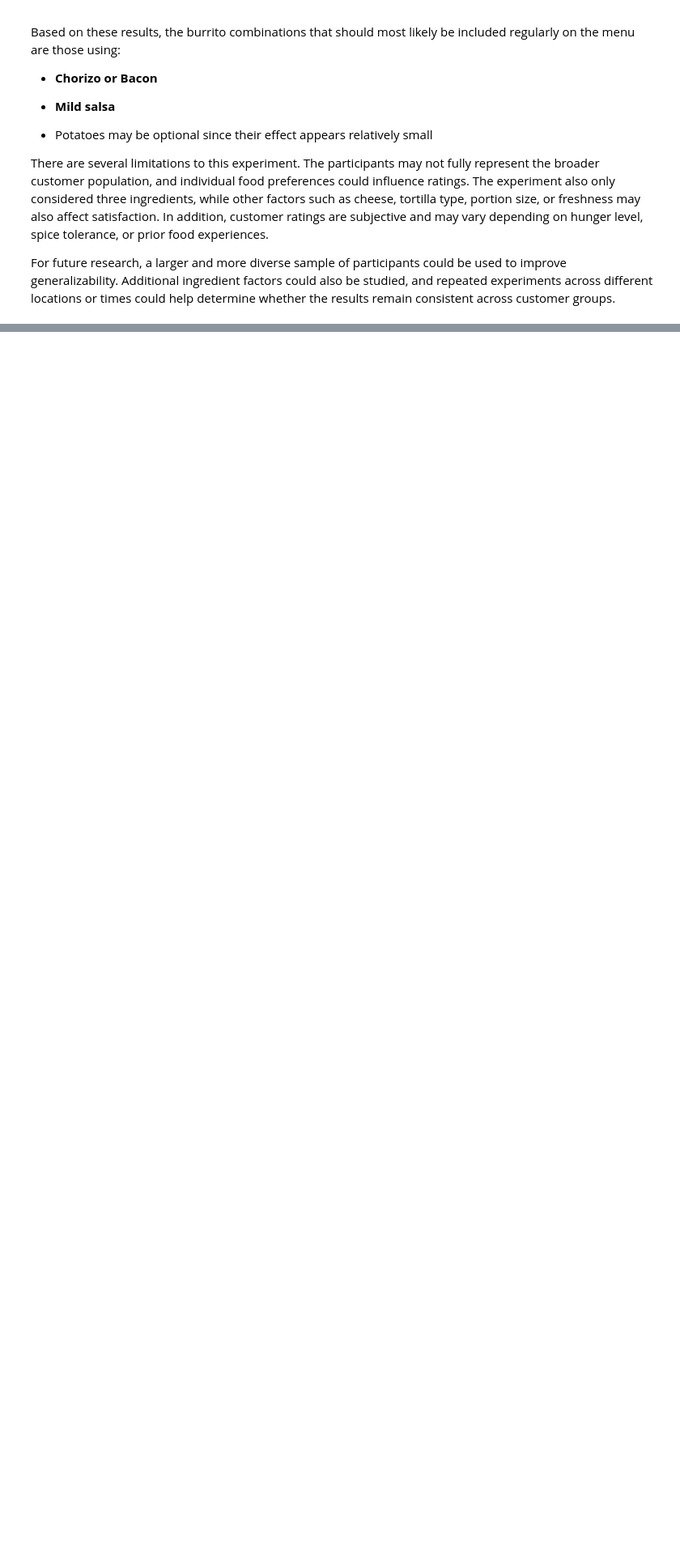
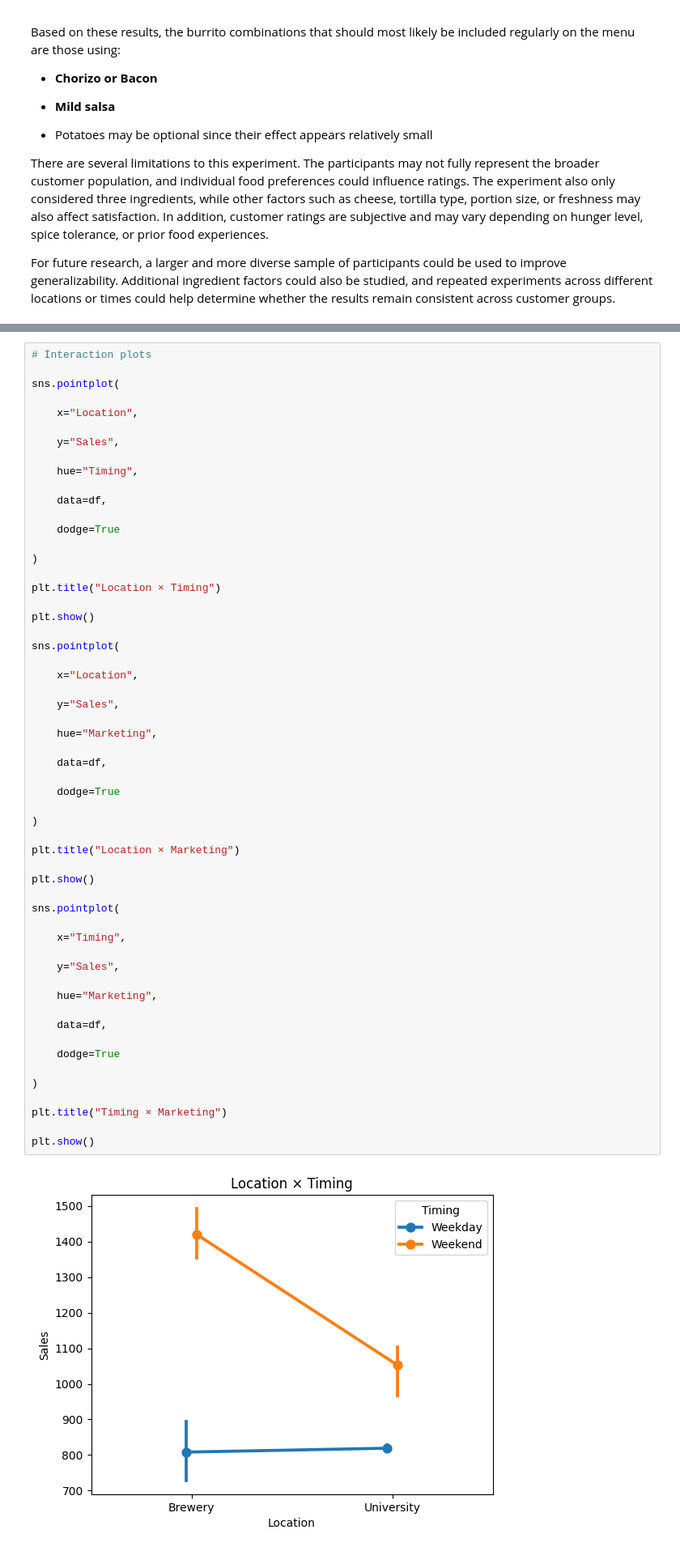
Before and after one commit to Sravan5452/STAT-7220-Applied-Experimental-Design, a Jupyter notebook: Assignments/Final-Exam/Final-Exam_Sravan.ipynb, the cells around one changed output, grey strips where cells are left out. Shown at 81% size. Cells and saved outputs as stored; diff of their text form; blank space fills up the shorter version.

```diff
--- a/Assignments/Final-Exam/Final-Exam_Sravan.ipynb
+++ b/Assignments/Final-Exam/Final-Exam_Sravan.ipynb
@@ -565,0 +764,58 @@ To be more efficient with time and resources, you decide to conduct a $2^{3-1}$
+# %%
+# Interaction plots
+
+sns.pointplot(
+
+    x="Location",
+
+    y="Sales",
+
+    hue="Timing",
+
+    data=df,
+
+    dodge=True
+
+)
+
+plt.title("Location × Timing")
+
+plt.show()
+
+sns.pointplot(
+
+    x="Location",
+
+    y="Sales",
+
+    hue="Marketing",
+
+    data=df,
+
+    dodge=True
+
+)
+
+plt.title("Location × Marketing")
+
+plt.show()
+
+sns.pointplot(
+
+    x="Timing",
+
+    y="Sales",
+
+    hue="Marketing",
+
+    data=df,
+
+    dodge=True
+
+)
+
+plt.title("Timing × Marketing")
+
+plt.show()
+# %% [output]
+[figure, added]
```
Also changed, not shown: parts of 19 cells of this notebook.
